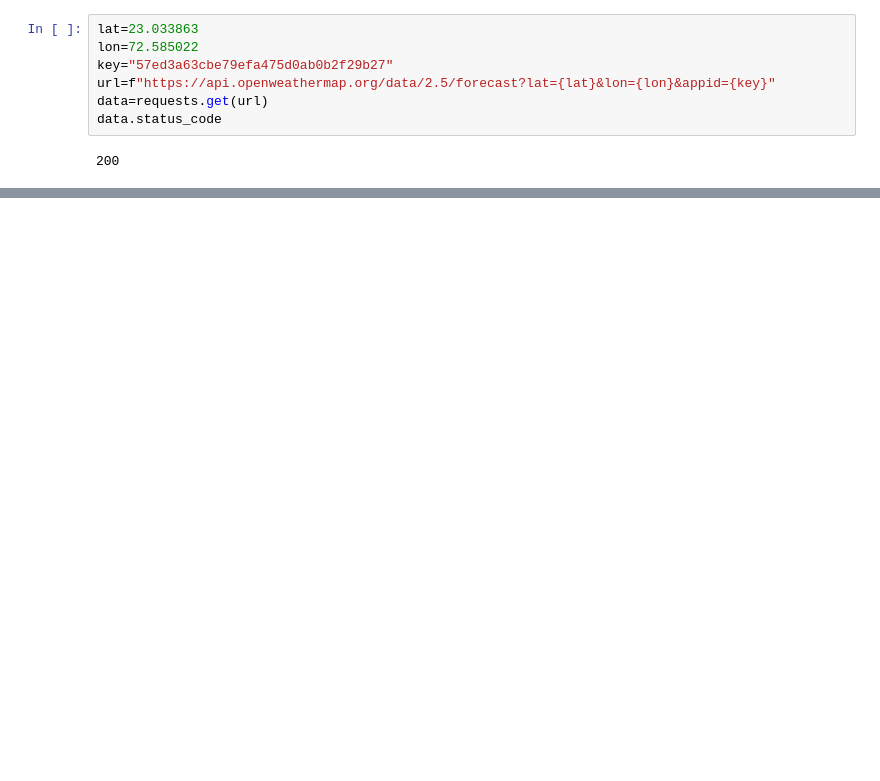
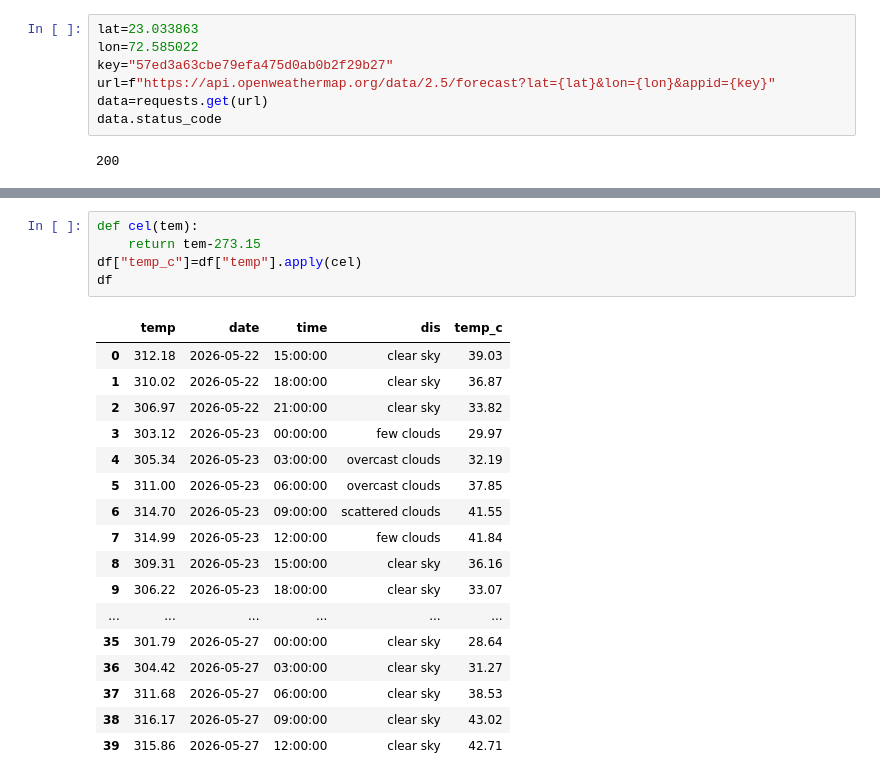
Before and after one commit to skesur/Data-Science, a Jupyter notebook: API/API.ipynb, the cells around one changed output, grey strips where cells are left out. Cells and saved outputs as stored; diff of their text form; blank space fills up the shorter version.

```diff
--- a/API/API.ipynb
+++ b/API/API.ipynb
@@ -106,0 +107,23 @@ df
+# %%
+def cel(tem):
+    return tem-273.15
+df["temp_c"]=df["temp"].apply(cel)
+df
+# %% [output]
+|  | temp | date | time | dis | temp_c |
+| 0 | 312.18 | 2026-05-22 | 15:00:00 | clear sky | 39.03 |
+| 1 | 310.02 | 2026-05-22 | 18:00:00 | clear sky | 36.87 |
+| 2 | 306.97 | 2026-05-22 | 21:00:00 | clear sky | 33.82 |
+| 3 | 303.12 | 2026-05-23 | 00:00:00 | few clouds | 29.97 |
+| 4 | 305.34 | 2026-05-23 | 03:00:00 | overcast clouds | 32.19 |
+| 5 | 311.00 | 2026-05-23 | 06:00:00 | overcast clouds | 37.85 |
+| 6 | 314.70 | 2026-05-23 | 09:00:00 | scattered clouds | 41.55 |
+| 7 | 314.99 | 2026-05-23 | 12:00:00 | few clouds | 41.84 |
+| 8 | 309.31 | 2026-05-23 | 15:00:00 | clear sky | 36.16 |
+| 9 | 306.22 | 2026-05-23 | 18:00:00 | clear sky | 33.07 |
+| ... | ... | ... | ... | ... | ... |
+| 35 | 301.79 | 2026-05-27 | 00:00:00 | clear sky | 28.64 |
+| 36 | 304.42 | 2026-05-27 | 03:00:00 | clear sky | 31.27 |
+| 37 | 311.68 | 2026-05-27 | 06:00:00 | clear sky | 38.53 |
+| 38 | 316.17 | 2026-05-27 | 09:00:00 | clear sky | 43.02 |
+| 39 | 315.86 | 2026-05-27 | 12:00:00 | clear sky | 42.71 |
```
Also changed, not shown: parts of 5 cells of this notebook, 1 other file.
